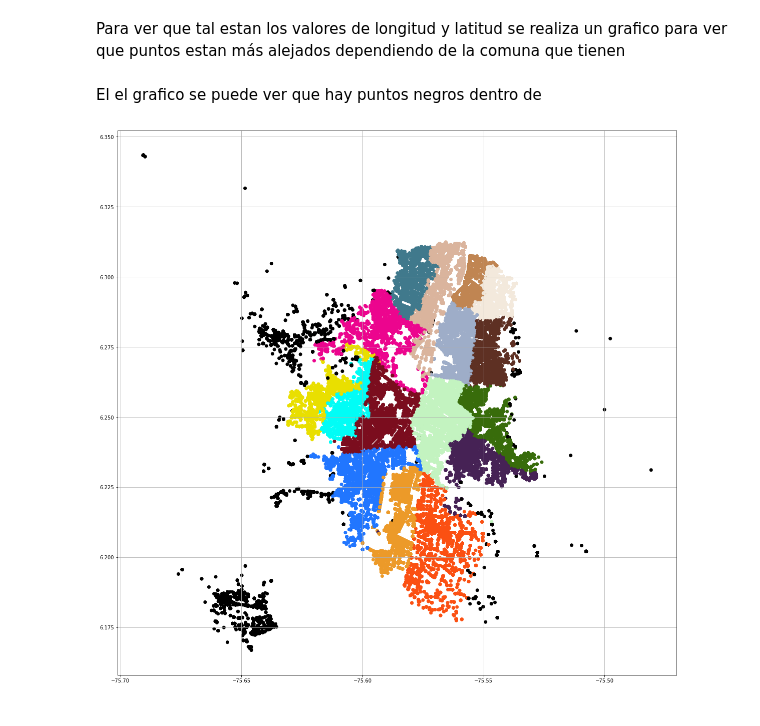
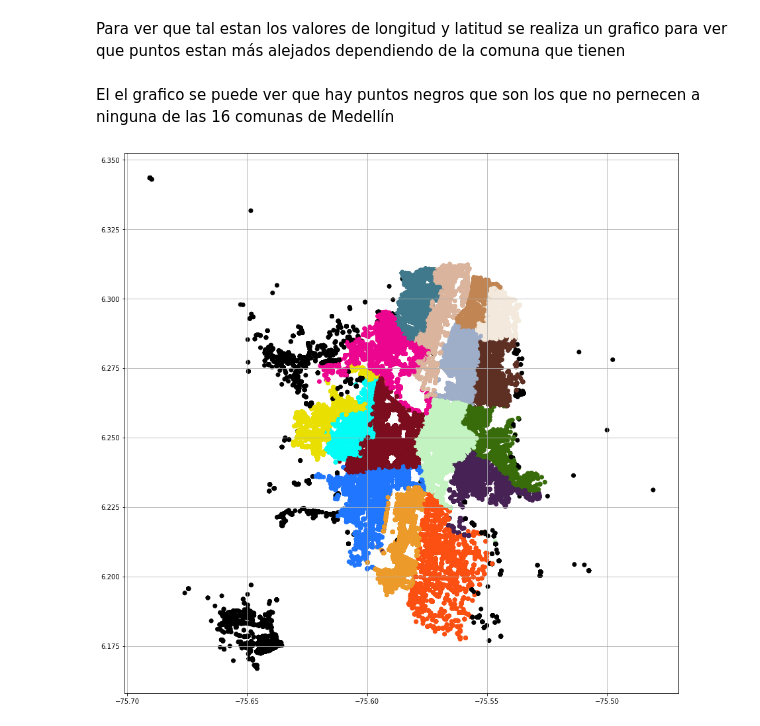
Before and after one commit to cdbolivarz/-Accidentality_Predictions_Medellin, a Jupyter notebook: Limpieza__y_formato.ipynb, the cells around one changed output. Cells and saved outputs as stored; diff of their text form; code cells hidden in the pictures.

```diff
--- a/Limpieza__y_formato.ipynb
+++ b/Limpieza__y_formato.ipynb
@@ -213,7 +208,15 @@ df = df.apply(error_no,axis=1)
 # creo que todos los barrios que se llaman universidad algo estan mal (el de falcultad de minas existe)
 # %%
 df = df.replace({'barrio':{'barrio de jesús':'barrios de jesús',
-                                   'berlin':'berlín',
-                                   'inst':np.nan,
-                                   'loma de los bernal':'la loma de los bernal',
-                                   'villa liliam':'villa lilliam'}})
+                           'berlin':'berlín',
+                           'loma de los bernal':'la loma de los bernal',
+                           'villa liliam':'villa lilliam',
+                           'barrio caicedo':'caicedo',
+                           'u.p.b':'bolivariana',
+                           'b. cerro  el volador':'el volador',
+                           'b. cerro el volador':'el volador',
+                           'facultad de minas u. nacional':'barrio facultad de minas',
+                           'nueva villa de la iguaná':'villa de la iguaná',
+                           'sin nombre':np.nan,
+                           'laureles estadio':'laureles'
+                           }})
@@ -226,3 +225,5 @@ len(barrios)
+# %%
+df = df.dropna(subset=['barrio'],axis=0)
 # %% [markdown]
 ## Comunas
 # %%
@@ -274,7 +277,7 @@ df = df.replace({'comuna':{ 'alejandro echavarría': 'buenos aires',
 # %%
 df = df.replace({'comuna':{'in':np.nan,
                                 'jesús nazareno':'la candelaria',
-                                'la alpujarra':np.nan,
+                                'la alpujarra':'la candelaria',
                                 'la colina':'guayabal',
                                 'la floresta':'la américa',
                                 'la rosa':'santa cruz',
@@ -290,7 +293,7 @@ df = df.replace({'comuna':{'in':np.nan,
                                 'miranda':'aranjuez',
                                 'moravia':'aranjuez',
                                 'naranjal':'laureles-estadio',
-                                'oleoducto':np.nan,
+                                'oleoducto':'castilla',
                                 'parque juan pablo ii':'buenos aires',
                                 'patio bonito':'el poblado',
                                 'perpetuo socorro':'la candelaria',
@@ -303,7 +306,7 @@ df = df.replace({'comuna':{'in':np.nan,
                                 'sn':np.nan,
                                 'suramericana':'laureles-estadio',
                                 'toscana':'castilla',
-                                'universidad de antioquia':np.nan,
+                                'universidad de antioquia': 'aranjuez',
                                 'veinte de julio':'san javier',
                                 'villa carlota':'el poblado',
                                 'villa guadalupe':'popular'}})
@@ -354,12 +357,12 @@ for row in df['comuna'].values:
     except:
         asignacion.append('black')
 # %% [markdown]
-El el grafico se puede ver que hay puntos negros dentro de
+El el grafico se puede ver que hay puntos negros que son los que no pernecen a ninguna de las 16 comunas de Medellín
 # %%
 x = list(df['longitud'])
 y = list(df['latitud'])
-plt.figure(figsize=(20,20))
+plt.figure(figsize=(15,15))
 plt.scatter(x,y,c=asignacion)
 plt.grid()
 # %% [output]
-[figure, old version]
+[figure, new version]
```
Also changed, not shown: parts of 33 cells of this notebook.
